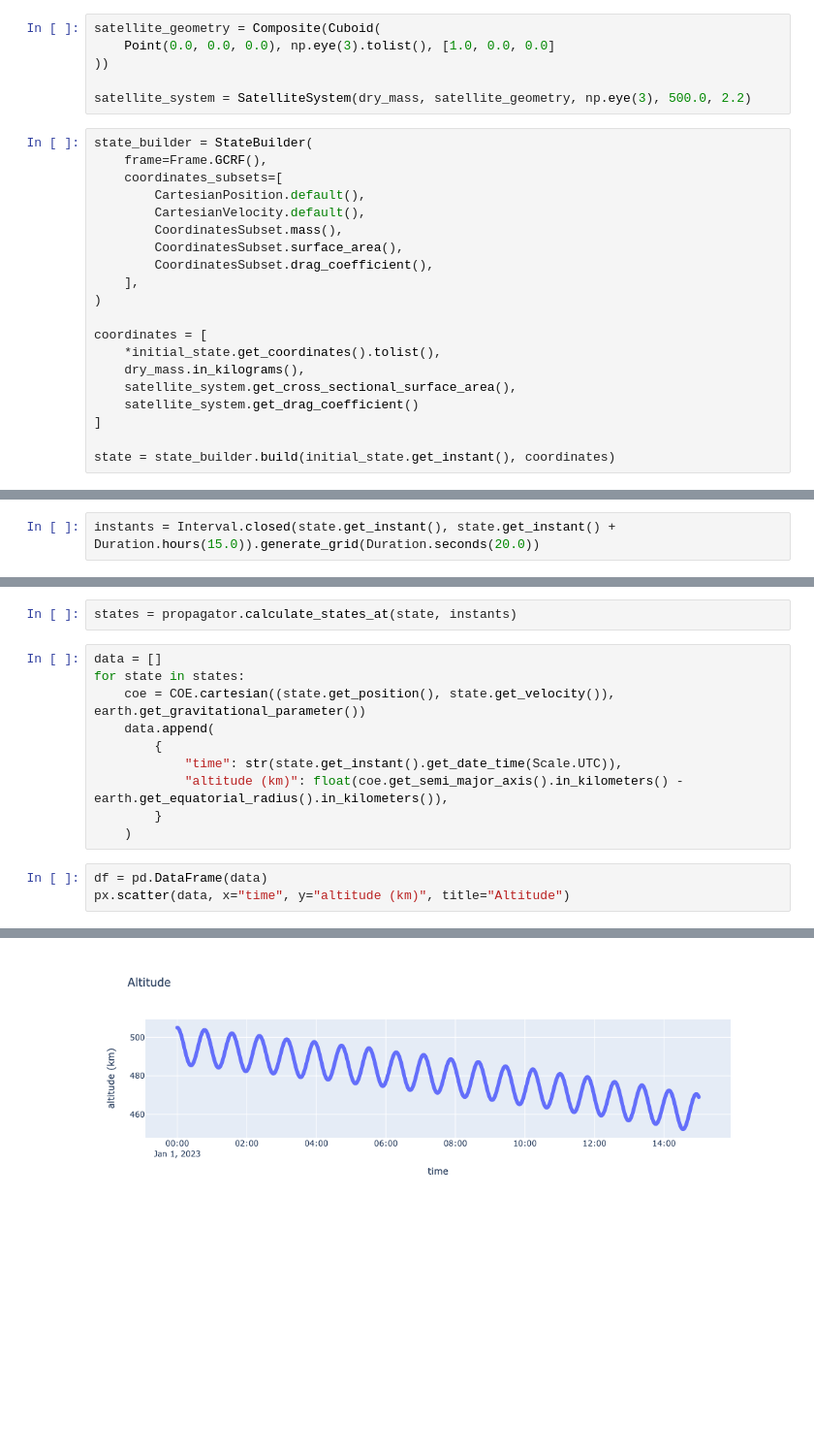
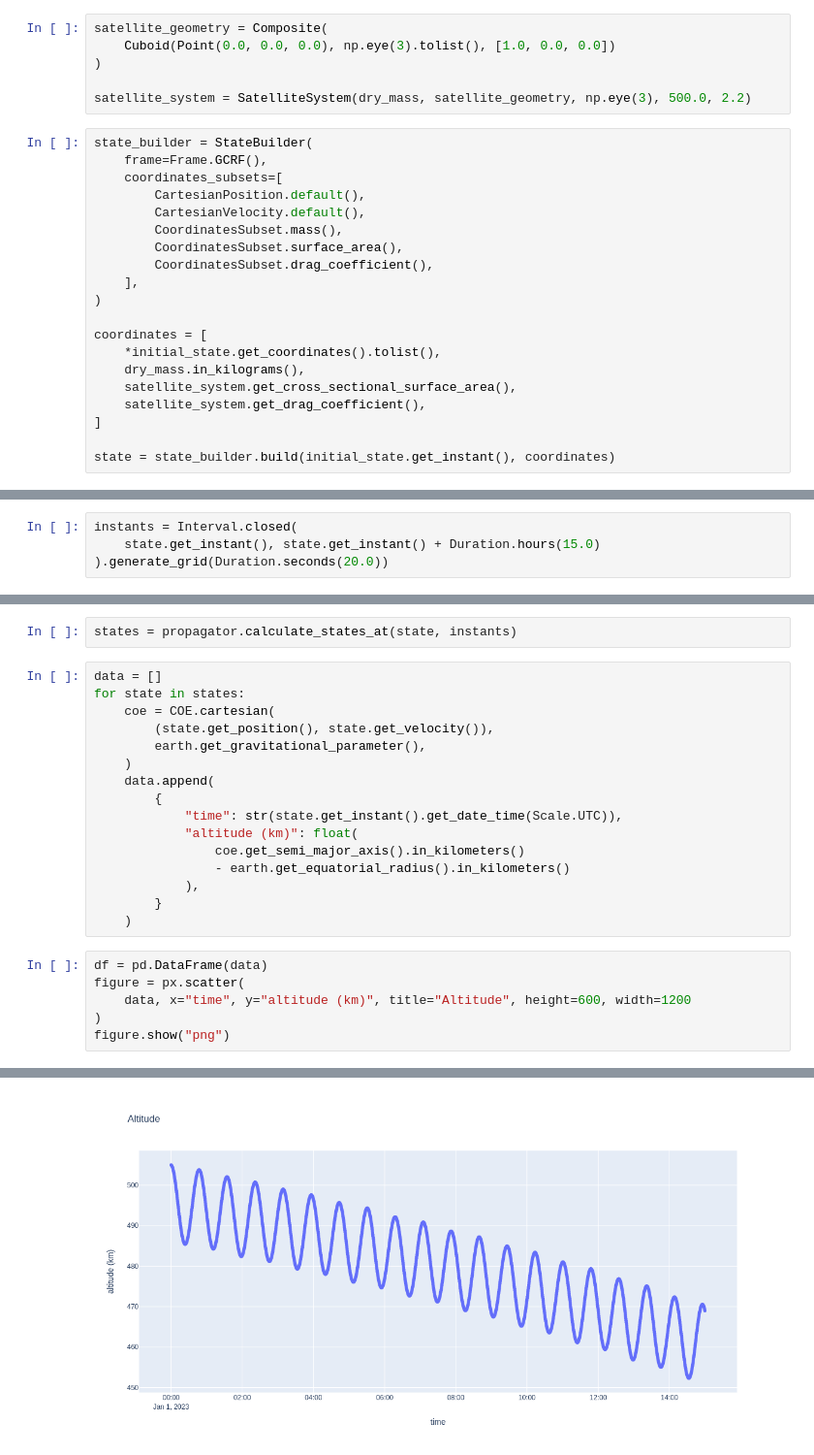
Before and after one commit to open-space-collective/open-space-toolkit, a Jupyter notebook: notebooks/Mission Analysis/Constant Flux and Geomagnetic Index NRLMSISE-00.ipynb, the cells around one changed output, grey strips where cells are left out. Shown: that part at 97% size. Drawn from its saved outputs; the diff is of its cells as text; blank space fills up the shorter version.

```diff
--- a/notebooks/Mission Analysis/Constant Flux and Geomagnetic Index NRLMSISE-00.ipynb
+++ b/notebooks/Mission Analysis/Constant Flux and Geomagnetic Index NRLMSISE-00.ipynb
@@ -69,9 +74,9 @@ dry_mass = Mass.kilograms(100.0)
 # %% [markdown]
 ## Setup Dynamics, initial state and Satellite System
 # %%
-satellite_geometry = Composite(Cuboid(
-    Point(0.0, 0.0, 0.0), np.eye(3).tolist(), [1.0, 0.0, 0.0]
-))
+satellite_geometry = Composite(
+    Cuboid(Point(0.0, 0.0, 0.0), np.eye(3).tolist(), [1.0, 0.0, 0.0])
+)
 
 satellite_system = SatelliteSystem(dry_mass, satellite_geometry, np.eye(3), 500.0, 2.2)
 # %%
@@ -90,7 +95,7 @@ coordinates = [
     *initial_state.get_coordinates().tolist(),
     dry_mass.in_kilograms(),
     satellite_system.get_cross_sectional_surface_area(),
-    satellite_system.get_drag_coefficient()
+    satellite_system.get_drag_coefficient(),
 ]
 
 state = state_builder.build(initial_state.get_instant(), coordinates)
@@ -102,7 +107,9 @@ numerical_solver = NumericalSolver.default_conditional()
 # %%
 propagator = Propagator(numerical_solver, dynamics)
 # %%
-instants = Interval.closed(state.get_instant(), state.get_instant() + Duration.hours(15.0)).generate_grid(Duration.seconds(20.0))
+instants = Interval.closed(
+    state.get_instant(), state.get_instant() + Duration.hours(15.0)
+).generate_grid(Duration.seconds(20.0))
 # %% [markdown]
 Propagate and plot altitude!
 # %%
@@ -110,14 +117,23 @@ states = propagator.calculate_states_at(state, instants)
 # %%
 data = []
 for state in states:
-    coe = COE.cartesian((state.get_position(), state.get_velocity()), earth.get_gravitational_parameter())
+    coe = COE.cartesian(
+        (state.get_position(), state.get_velocity()),
+        earth.get_gravitational_parameter(),
+    )
     data.append(
         {
             "time": str(state.get_instant().get_date_time(Scale.UTC)),
-            "altitude (km)": float(coe.get_semi_major_axis().in_kilometers() - earth.get_equatorial_radius().in_kilometers()),
+            "altitude (km)": float(
+                coe.get_semi_major_axis().in_kilometers()
+                - earth.get_equatorial_radius().in_kilometers()
+            ),
         }
     )
 # %%
 df = pd.DataFrame(data)
-px.scatter(data, x="time", y="altitude (km)", title="Altitude")
+figure = px.scatter(
+    data, x="time", y="altitude (km)", title="Altitude", height=600, width=1200
+)
+figure.show("png")
 # %% [output]
@@ -125 +140 @@ px.scatter(data, x="time", y="altitude (km)", title="Altitude")
-[figure, old version]
+[figure, new version]
```
Also changed, not shown: parts of 5 cells of this notebook, 12 other files.
